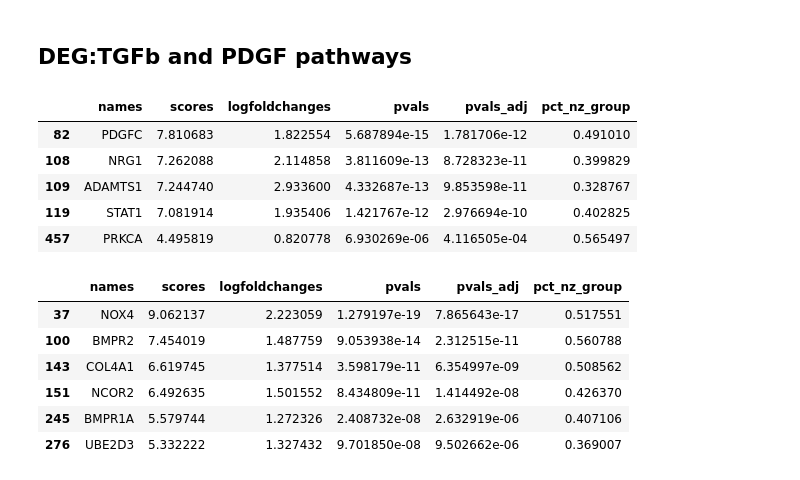
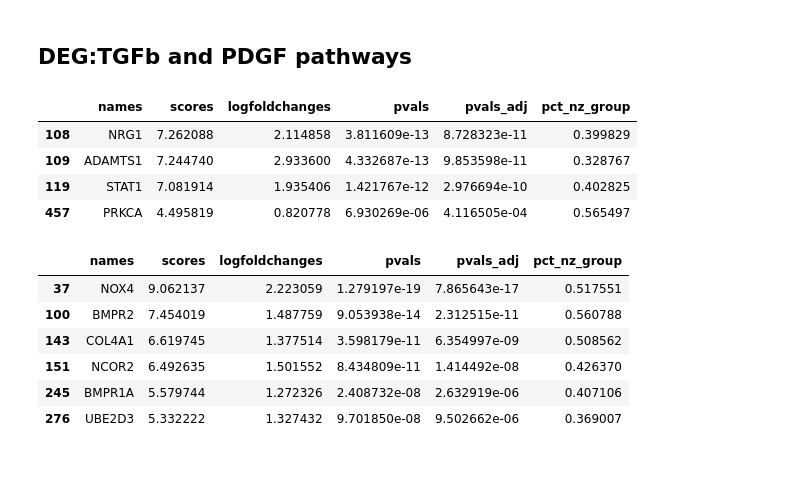
Before and after one commit to Zeba-Sultana/xenium-cgn, a Jupyter notebook: notebooks/10_NucSeqAnalysis/004_DiffExpression_NucSeq.ipynb, the cells around one changed output. Cells and saved outputs as stored; diff of their text form; code cells hidden in the pictures.

```diff
--- a/notebooks/10_NucSeqAnalysis/004_DiffExpression_NucSeq.ipynb
+++ b/notebooks/10_NucSeqAnalysis/004_DiffExpression_NucSeq.ipynb
@@ -142,13 +118,12 @@ Diff_Genes_PEC_ANCA_v2
 # %%
 df = pd.read_csv(os.path.join(out_dir,"Diff_Genes_PEC_ANCA.csv"))
 
 ## PDGF pathway
-goi = ['PDGFC', 'STAT1', 'PRKCA', 'NRG1', 'ADAMTS1']
+goi = [ 'STAT1', 'PRKCA', 'NRG1', 'ADAMTS1']
 PDGF_pathwaygenes = df[df['names'].isin(goi)]
 PDGF_pathwaygenes
 # %% [output]
 |  | names | scores | logfoldchanges | pvals | pvals_adj | pct_nz_group |
-| 82 | PDGFC | 7.810683 | 1.822554 | 5.687894e-15 | 1.781706e-12 | 0.491010 |
 | 108 | NRG1 | 7.262088 | 2.114858 | 3.811609e-13 | 8.728323e-11 | 0.399829 |
 | 109 | ADAMTS1 | 7.244740 | 2.933600 | 4.332687e-13 | 9.853598e-11 | 0.328767 |
 | 119 | STAT1 | 7.081914 | 1.935406 | 1.421767e-12 | 2.976694e-10 | 0.402825 |
```
Also changed, not shown: parts of 11 cells of this notebook, 5 other files.
